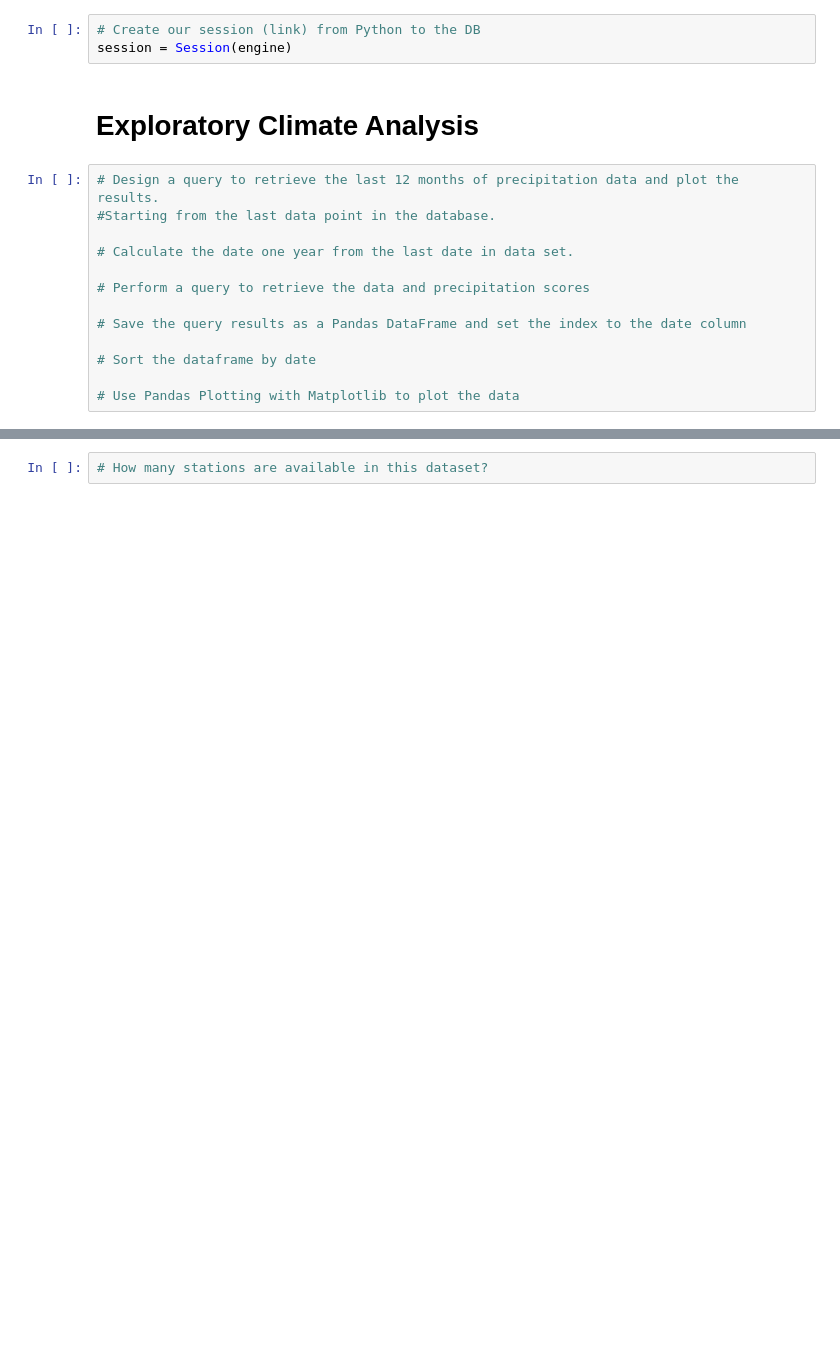
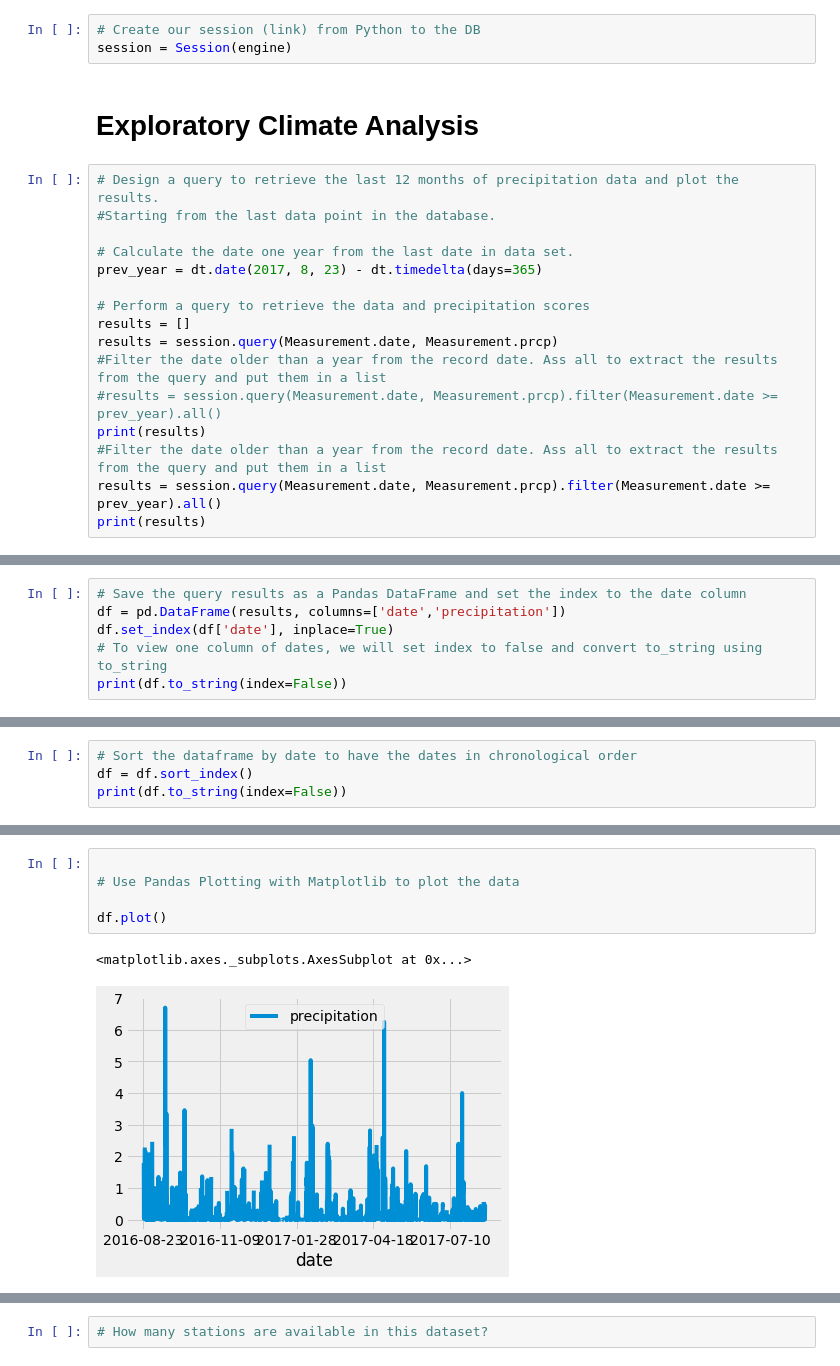
Before and after one commit to femolyn1/surfs_up, a Jupyter notebook: climate_analysis.ipynb, the cells around one changed output, grey strips where cells are left out. Cells and saved outputs as stored; diff of their text form; blank space fills up the shorter version.

```diff
--- a/climate_analysis.ipynb
+++ b/climate_analysis.ipynb
@@ -42,11 +42,14 @@ session = Session(engine)
 #Starting from the last data point in the database.
 
 # Calculate the date one year from the last date in data set.
+prev_year = dt.date(2017, 8, 23) - dt.timedelta(days=365)
 
 # Perform a query to retrieve the data and precipitation scores
-
-# Save the query results as a Pandas DataFrame and set the index to the date column
-
-# Sort the dataframe by date
-
-# Use Pandas Plotting with Matplotlib to plot the data
+results = []
+results = session.query(Measurement.date, Measurement.prcp)
+#Filter the date older than a year from the record date. Ass all to extract the results from the query and put them in a list
+#results = session.query(Measurement.date, Measurement.prcp).filter(Measurement.date >= prev_year).all()
+print(results)
+#Filter the date older than a year from the record date. Ass all to extract the results from the query and put them in a list
+results = session.query(Measurement.date, Measurement.prcp).filter(Measurement.date >= prev_year).all()
+print(results)
@@ -52,0 +85,6 @@ session = Session(engine)
+# %%
+# Save the query results as a Pandas DataFrame and set the index to the date column
+df = pd.DataFrame(results, columns=['date','precipitation'])
+df.set_index(df['date'], inplace=True)
+# To view one column of dates, we will set index to false and convert to_string using to_string
+print(df.to_string(index=False))
@@ -52,0 +109,4 @@ session = Session(engine)
+# %%
+# Sort the dataframe by date to have the dates in chronological order
+df = df.sort_index()
+print(df.to_string(index=False))
@@ -53,2 +131,10 @@ session = Session(engine)
+# %%
+
+# Use Pandas Plotting with Matplotlib to plot the data
+
+df.plot()
+# %% [output]
+<matplotlib.axes._subplots.AxesSubplot at 0x...>
+[figure, added]
 # %%
 # Use Pandas to calcualte the summary statistics for the precipitation data
```
Also changed, not shown: parts of 5 cells of this notebook.
